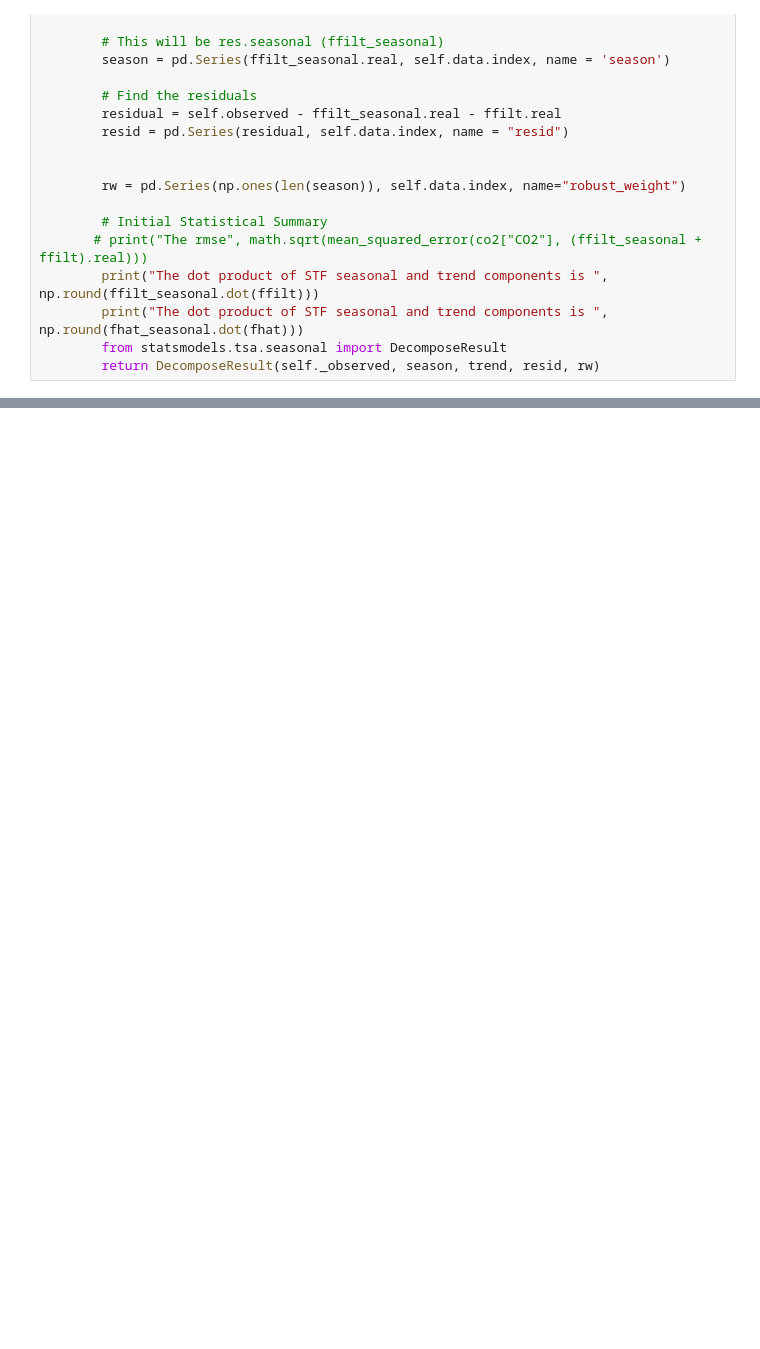
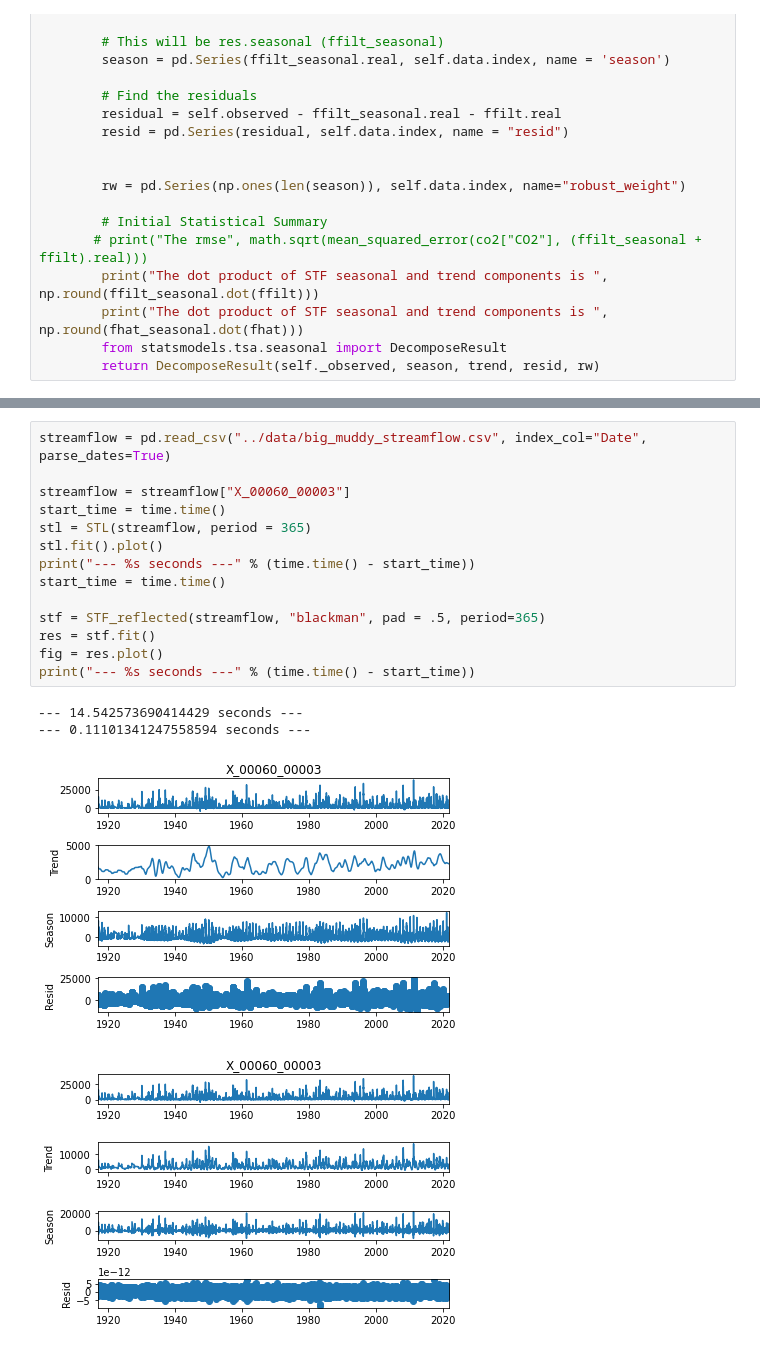
Before and after one commit to thodson-usgs/stf-decomposition, a Jupyter notebook: notebooks/02_stf_vs_stl.ipynb, the cells around one changed output, grey strips where cells are left out. Drawn from its saved outputs; the diff is of its cells as text; blank space fills up the shorter version.

```diff
--- a/notebooks/02_stf_vs_stl.ipynb
+++ b/notebooks/02_stf_vs_stl.ipynb
@@ -311,0 +303,19 @@ fig = res.plot()
+# %%
+streamflow = pd.read_csv("../data/big_muddy_streamflow.csv", index_col="Date", parse_dates=True)
+
+streamflow = streamflow["X_00060_00003"]
+start_time = time.time()
+stl = STL(streamflow, period = 365)
+stl.fit().plot()
+print("--- %s seconds ---" % (time.time() - start_time))
+start_time = time.time()
+
+stf = STF_reflected(streamflow, "blackman", pad = .5, period=365)
+res = stf.fit()
+fig = res.plot()
+print("--- %s seconds ---" % (time.time() - start_time))
+# %% [output]
+--- 14.542573690414429 seconds ---
+--- 0.11101341247558594 seconds ---
+[figure, added]
+[figure, added]
```
Also changed, not shown: parts of 6 cells of this notebook, 1 other file.
